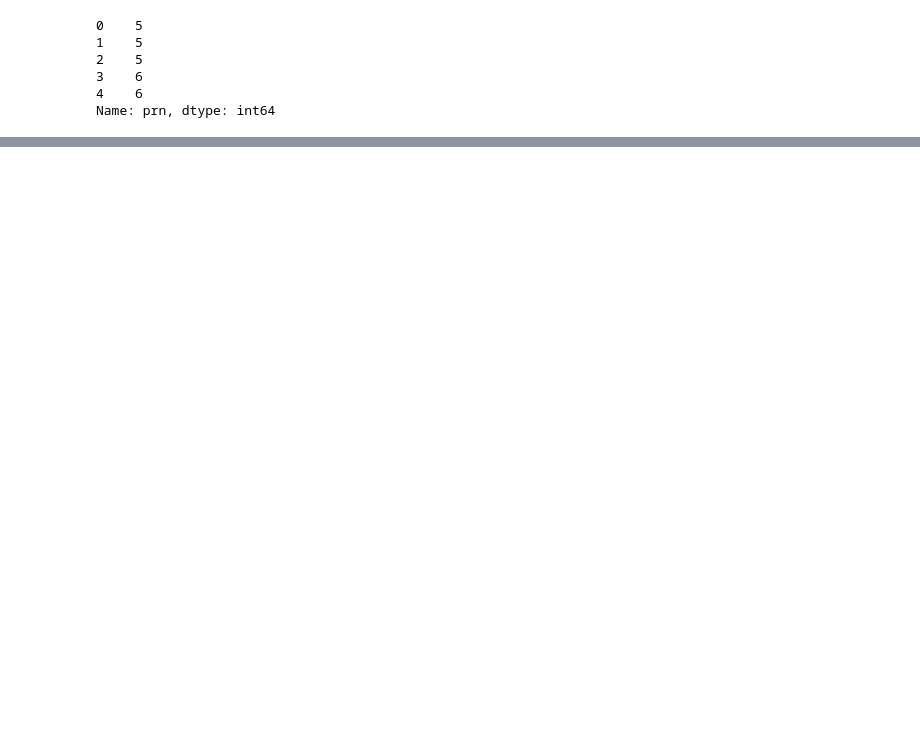
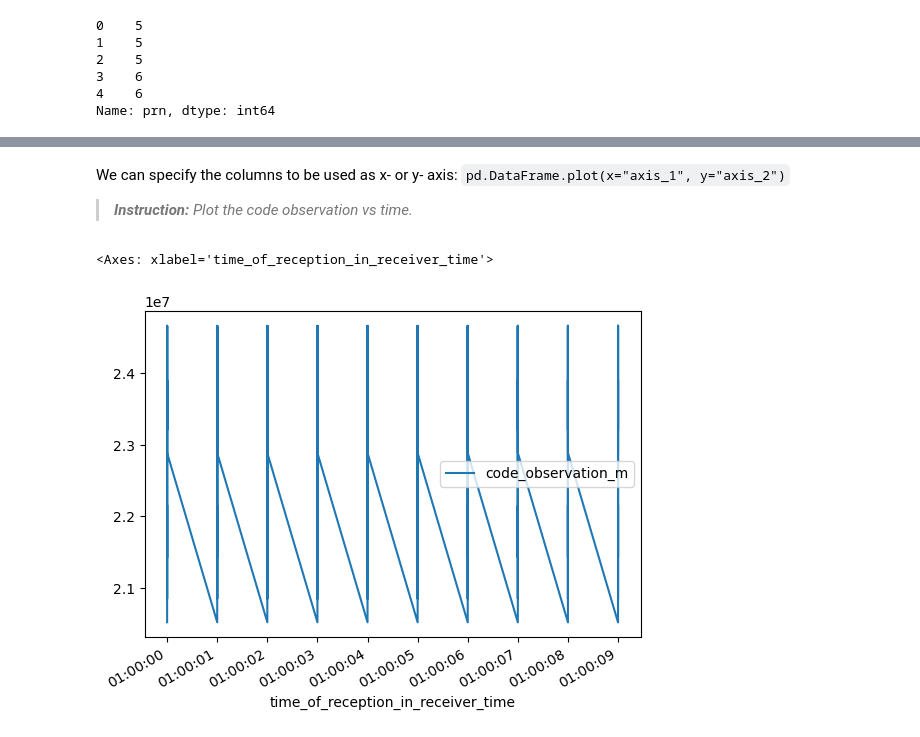
Before and after one commit to plutonheaven/prx-practical-lab, a Jupyter notebook: student_0_pandas.ipynb, the cells around one changed output, grey strips where cells are left out. Drawn from its saved outputs; the diff is of its cells as text; code cells hidden in the pictures; blank space fills up the shorter version.

```diff
--- a/student_0_pandas.ipynb
+++ b/student_0_pandas.ipynb
@@ -151,0 +255,9 @@ https://www.geeksforgeeks.org/different-ways-to-iterate-over-rows-in-pandas-data
+# %% [markdown]
+We can specify the columns to be used as x- or y- axis: `pd.DataFrame.plot(x="axis_1", y="axis_2")`
+
+> ***Instruction:*** *Plot the code observation vs time.*
+# %%
+data_gps_c1c.plot(x="time_of_reception_in_receiver_time", y="code_observation_m")
+# %% [output]
+<Axes: xlabel='time_of_reception_in_receiver_time'>
+[figure, added]
```
Also changed, not shown: parts of 46 cells of this notebook.
